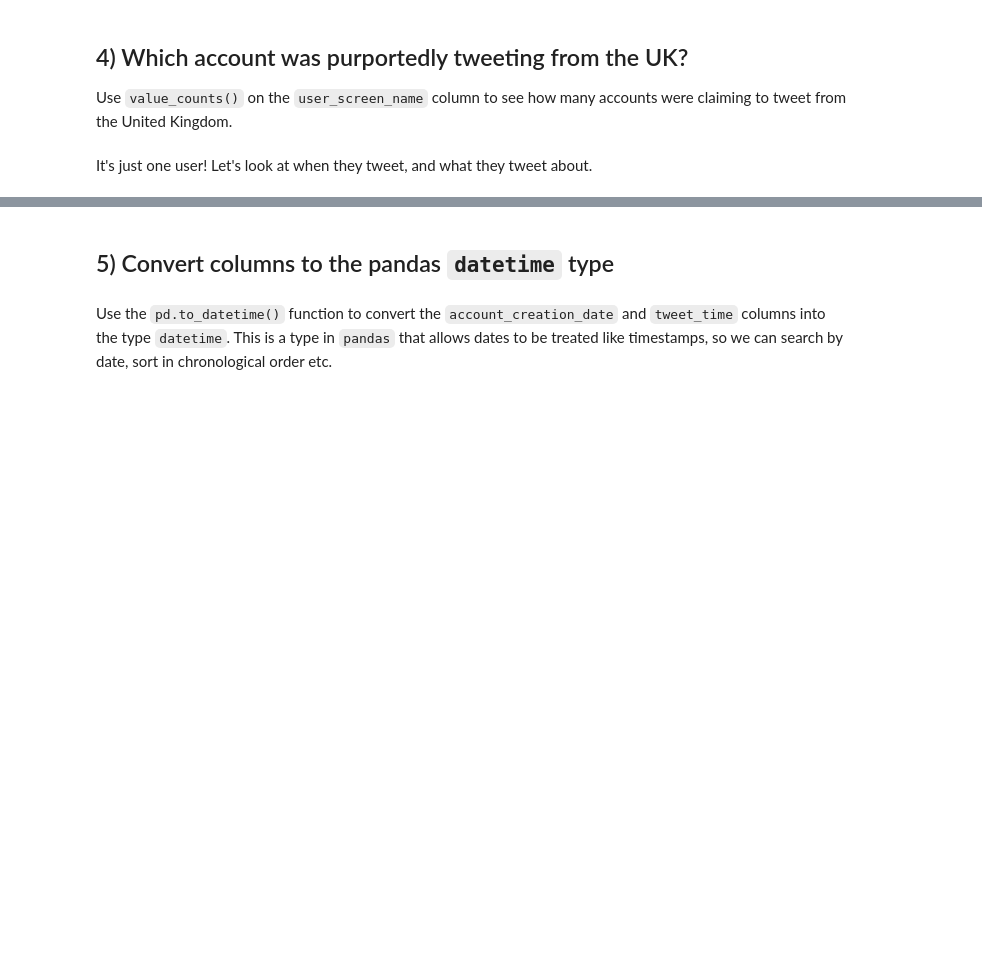
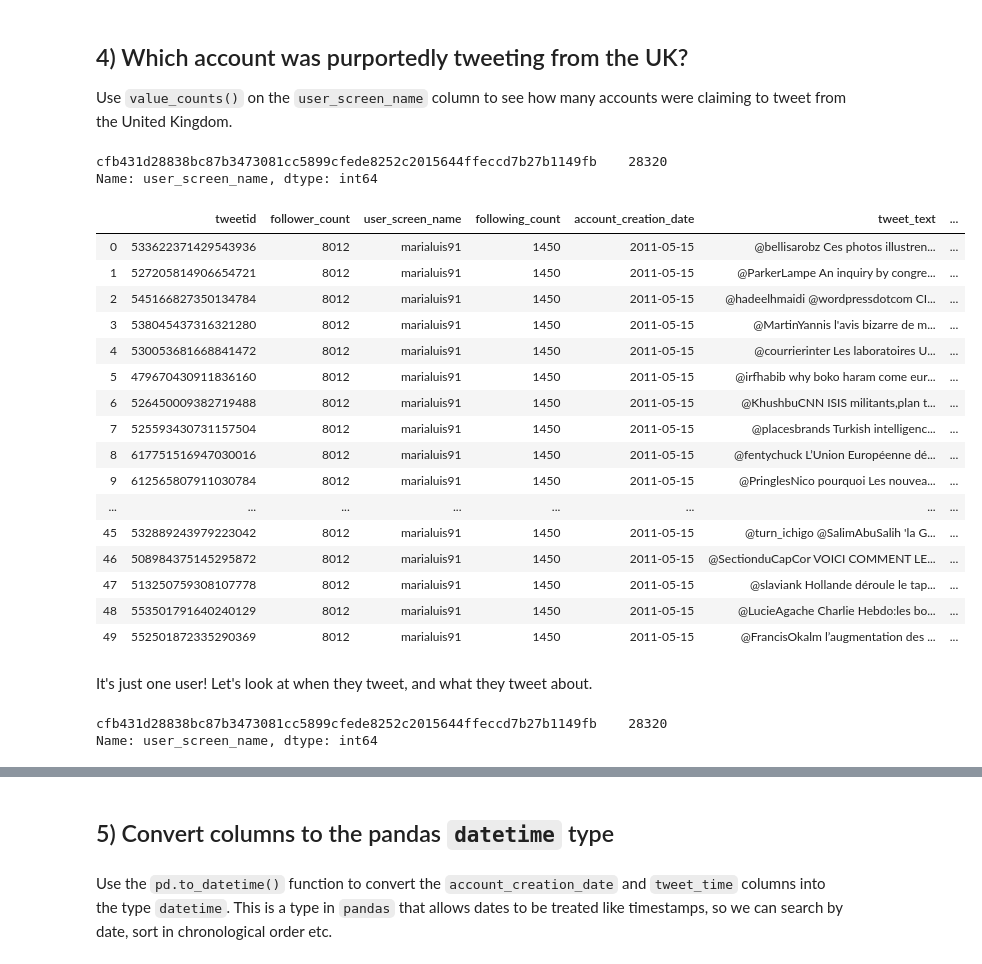
Before and after one commit to ShelyBhogal/data-science, a Jupyter notebook: 04-exploratory-data-analysis-pandas/exploratory-data-analysis_NJM.ipynb, the cells around one changed output, grey strips where cells are left out. Saved outputs shown, nothing was run; the diff lists cells and outputs as text; code cells hidden in the pictures; blank space fills up the shorter version.

```diff
--- a/04-exploratory-data-analysis-pandas/exploratory-data-analysis_NJM.ipynb
+++ b/04-exploratory-data-analysis-pandas/exploratory-data-analysis_NJM.ipynb
@@ -492,5 +1200,39 @@ It's more efficient to do this by selecting columns using ``my_df[['col1','col2'
 ## 4) Which account was purportedly tweeting from the UK?
 
 Use ``value_counts()`` on the ``user_screen_name`` column to see how many accounts were claiming to tweet from the United Kingdom.
+# %%
+my_uk_tweet_df['user_screen_name'].value_counts()
+# %% [output]
+cfb431d28838bc87b3473081cc5899cfede8252c2015644ffeccd7b27b1149fb    28320
+Name: user_screen_name, dtype: int64
+# %%
+#Another Dataframe of selected columns
+my_iran_tweet_df = iran_tweets_df[['tweetid', 'follower_count', 'user_screen_name', 'following_count', 'account_creation_date', 'tweet_text', 'tweet_time', 'like_count', 'retweet_count']]
+my_iran_tweet_df.head(50)
+# %% [output]
+|  | tweetid | follower_count | user_screen_name | following_count | account_creation_date | tweet_text | ... |
+| 0 | 533622371429543936 | 8012 | marialuis91 | 1450 | 2011-05-15 | @bellisarobz Ces photos illustren... | ... |
+| 1 | 527205814906654721 | 8012 | marialuis91 | 1450 | 2011-05-15 | @ParkerLampe An inquiry by congre... | ... |
+| 2 | 545166827350134784 | 8012 | marialuis91 | 1450 | 2011-05-15 | @hadeelhmaidi @wordpressdotcom CI... | ... |
+| 3 | 538045437316321280 | 8012 | marialuis91 | 1450 | 2011-05-15 | @MartinYannis l'avis bizarre de m... | ... |
+| 4 | 530053681668841472 | 8012 | marialuis91 | 1450 | 2011-05-15 | @courrierinter Les laboratoires U... | ... |
+| 5 | 479670430911836160 | 8012 | marialuis91 | 1450 | 2011-05-15 | @irfhabib why boko haram come eur... | ... |
+| 6 | 526450009382719488 | 8012 | marialuis91 | 1450 | 2011-05-15 | @KhushbuCNN ISIS militants,plan t... | ... |
+| 7 | 525593430731157504 | 8012 | marialuis91 | 1450 | 2011-05-15 | @placesbrands Turkish intelligenc... | ... |
+| 8 | 617751516947030016 | 8012 | marialuis91 | 1450 | 2011-05-15 | @fentychuck L’Union Européenne dé... | ... |
+| 9 | 612565807911030784 | 8012 | marialuis91 | 1450 | 2011-05-15 | @PringlesNico pourquoi Les nouvea... | ... |
+| ... | ... | ... | ... | ... | ... | ... | ... |
+| 45 | 532889243979223042 | 8012 | marialuis91 | 1450 | 2011-05-15 | @turn_ichigo @SalimAbuSalih 'la G... | ... |
+| 46 | 508984375145295872 | 8012 | marialuis91 | 1450 | 2011-05-15 | @SectionduCapCor VOICI COMMENT LE... | ... |
+| 47 | 513250759308107778 | 8012 | marialuis91 | 1450 | 2011-05-15 | @slaviank Hollande déroule le tap... | ... |
+| 48 | 553501791640240129 | 8012 | marialuis91 | 1450 | 2011-05-15 | @LucieAgache Charlie Hebdo:les bo... | ... |
+| 49 | 552501872335290369 | 8012 | marialuis91 | 1450 | 2011-05-15 | @FrancisOkalm l’augmentation des ... | ... |
 # %% [markdown]
 It's just one user! Let's look at when they tweet, and what they tweet about.
+# %%
+#Another way from above - create Dataframe from original, same results
+uk_users_df = iran_tweets_df[iran_tweets_df['user_reported_location']=='United Kingdom']
+uk_users_df['user_screen_name'].value_counts()
+# %% [output]
+cfb431d28838bc87b3473081cc5899cfede8252c2015644ffeccd7b27b1149fb    28320
+Name: user_screen_name, dtype: int64
```
Also changed, not shown: parts of 83 cells of this notebook, 1 other file.
